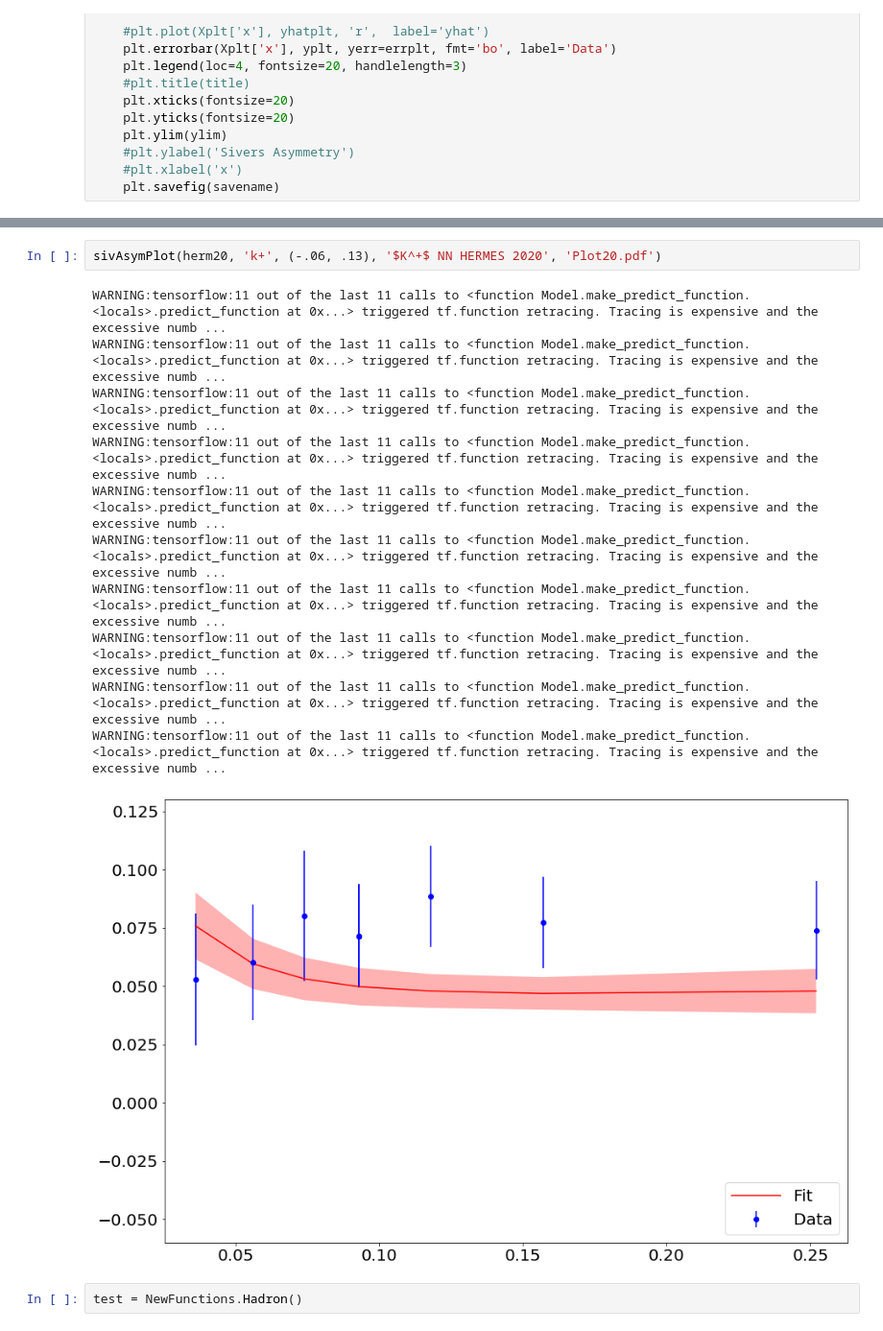
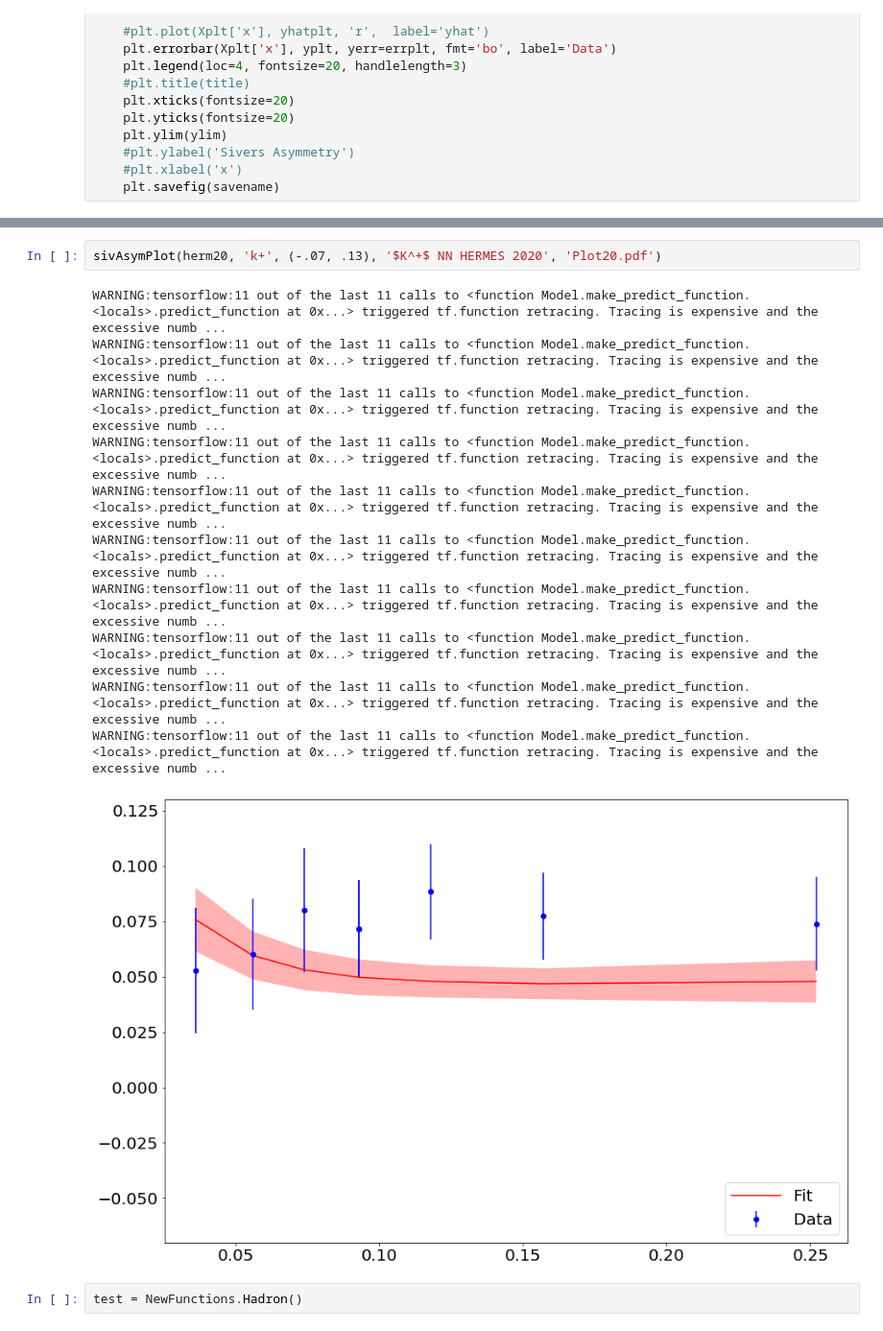
Before and after one commit to ncn6mq/Sivers, a Jupyter notebook: FinalPlots.ipynb, the cells around one changed output, grey strips where cells are left out. Shown: that part at 96% size. Drawn from its saved outputs; the diff is of its cells as text.

```diff
--- a/FinalPlots.ipynb
+++ b/FinalPlots.ipynb
@@ -475,17 +475,17 @@ WARNING:tensorflow:11 out of the last 11 calls to <function Model.make_predict_f
 # %%
-sivAsymPlot(herm20, 'k+', (-.06, .13), '$K^+$ NN HERMES 2020', 'Plot20.pdf')
+sivAsymPlot(herm20, 'k+', (-.07, .13), '$K^+$ NN HERMES 2020', 'Plot20.pdf')
 # %% [output]
 WARNING:tensorflow:11 out of the last 11 calls to <function Model.make_predict_function.<locals>.predict_function at 0x...> triggered tf.function retracing. Tracing is expensive and the excessive numb ...
 WARNING:tensorflow:11 out of the last 11 calls to <function Model.make_predict_function.<locals>.predict_function at 0x...> triggered tf.function retracing. Tracing is expensive and the excessive numb ...
 WARNING:tensorflow:11 out of the last 11 calls to <function Model.make_predict_function.<locals>.predict_function at 0x...> triggered tf.function retracing. Tracing is expensive and the excessive numb ...
 WARNING:tensorflow:11 out of the last 11 calls to <function Model.make_predict_function.<locals>.predict_function at 0x...> triggered tf.function retracing. Tracing is expensive and the excessive numb ...
 WARNING:tensorflow:11 out of the last 11 calls to <function Model.make_predict_function.<locals>.predict_function at 0x...> triggered tf.function retracing. Tracing is expensive and the excessive numb ...
 WARNING:tensorflow:11 out of the last 11 calls to <function Model.make_predict_function.<locals>.predict_function at 0x...> triggered tf.function retracing. Tracing is expensive and the excessive numb ...
 WARNING:tensorflow:11 out of the last 11 calls to <function Model.make_predict_function.<locals>.predict_function at 0x...> triggered tf.function retracing. Tracing is expensive and the excessive numb ...
 WARNING:tensorflow:11 out of the last 11 calls to <function Model.make_predict_function.<locals>.predict_function at 0x...> triggered tf.function retracing. Tracing is expensive and the excessive numb ...
 WARNING:tensorflow:11 out of the last 11 calls to <function Model.make_predict_function.<locals>.predict_function at 0x...> triggered tf.function retracing. Tracing is expensive and the excessive numb ...
 WARNING:tensorflow:11 out of the last 11 calls to <function Model.make_predict_function.<locals>.predict_function at 0x...> triggered tf.function retracing. Tracing is expensive and the excessive numb ...
-[figure, old version]
+[figure, new version]
 # %%
 test = NewFunctions.Hadron()
 # %%
```
Also changed, not shown: parts of 4 cells of this notebook, 3 other files.
